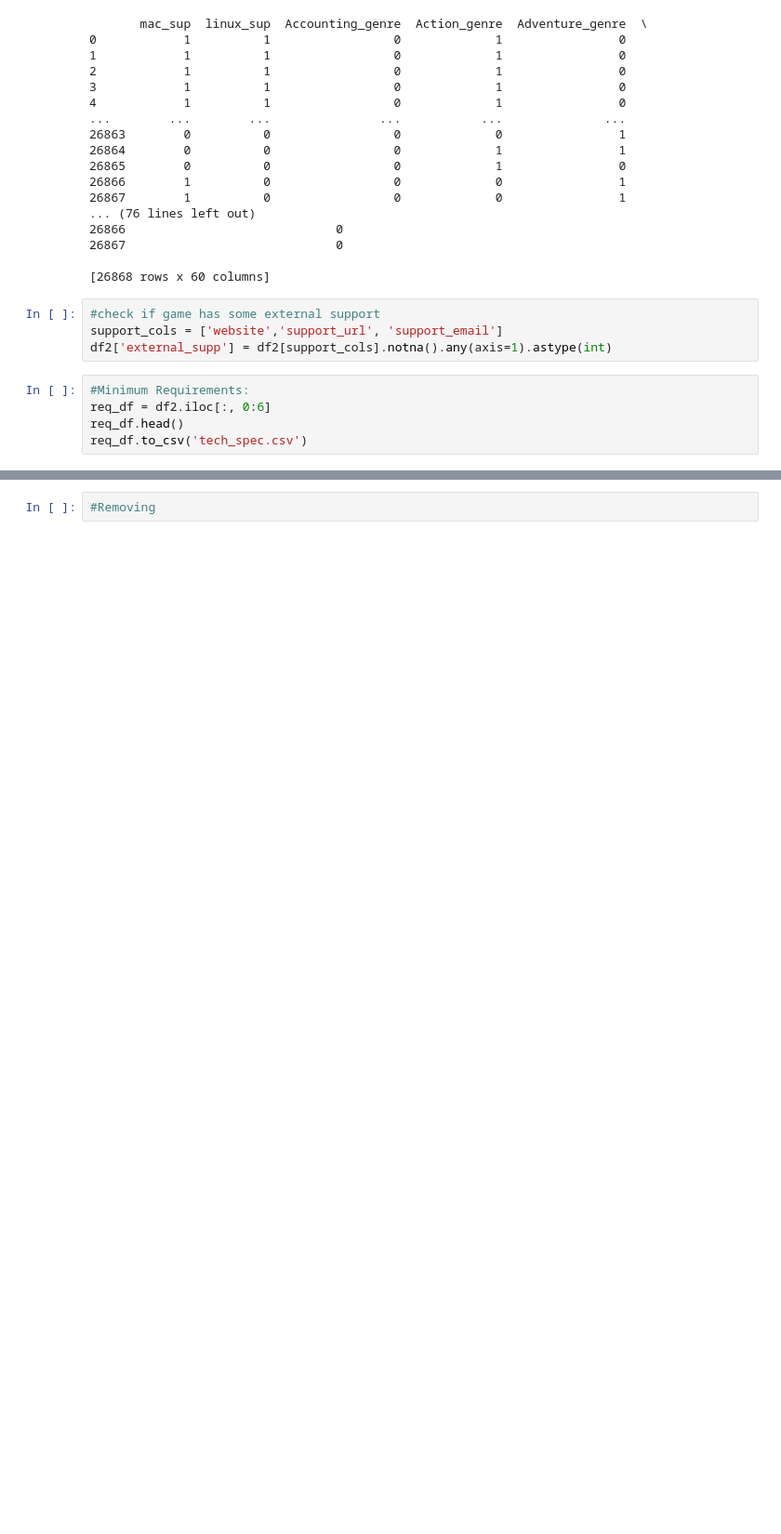
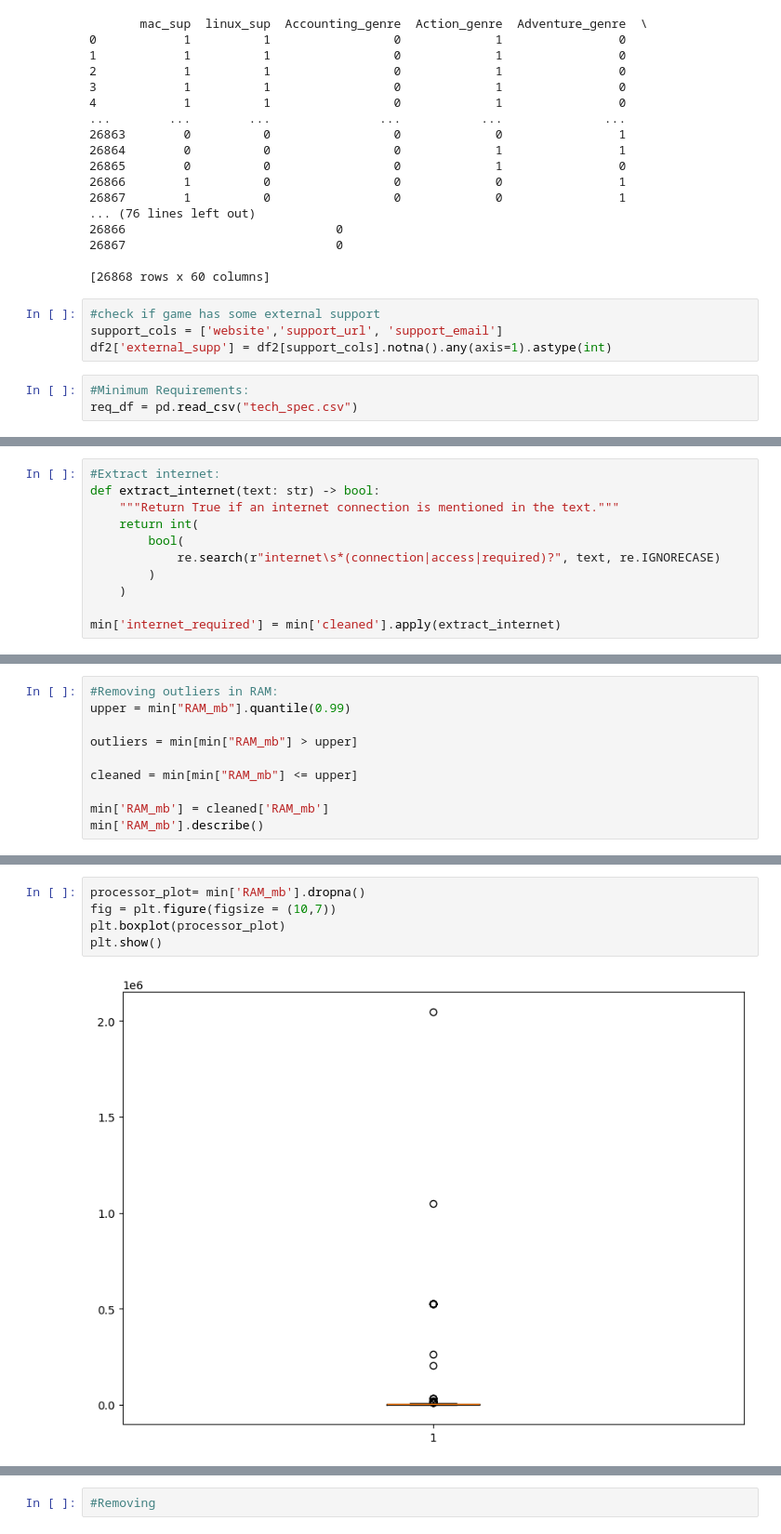
Before and after one commit to LuminousFirefly/game_success_prediction, a Jupyter notebook: cleaning.ipynb, the cells around one changed output, grey strips where cells are left out. Shown at 93% size. Saved outputs shown, nothing was run; the diff lists cells and outputs as text; blank space fills up the shorter version.

Commit message:
tech_specs extracted
Extracted, processor, ram, GPU, internet and storage data. Must clean later.

```diff
--- a/cleaning.ipynb
+++ b/cleaning.ipynb
@@ -112,9 +116,7 @@ support_cols = ['website','support_url', 'support_email']
 df2['external_supp'] = df2[support_cols].notna().any(axis=1).astype(int)
 # %%
 #Minimum Requirements:
-req_df = df2.iloc[:, 0:6]
-req_df.head()
-req_df.to_csv('tech_spec.csv')
+req_df = pd.read_csv("tech_spec.csv")
 # %%
 print(req_df['minimum'].count())
 min = pd.DataFrame(req_df['pc_requirements'])
@@ -189,0 +366,11 @@ df2_trimmed = df2[df2['total_reviews']>=low_bound]
+# %%
+#Extract internet:
+def extract_internet(text: str) -> bool:
+    """Return True if an internet connection is mentioned in the text."""
+    return int(
+        bool(
+            re.search(r"internet\s*(connection|access|required)?", text, re.IGNORECASE)
+        )
+    )
+
+min['internet_required'] = min['cleaned'].apply(extract_internet)
@@ -189,0 +473,10 @@ df2_trimmed = df2[df2['total_reviews']>=low_bound]
+# %%
+#Removing outliers in RAM:
+upper = min["RAM_mb"].quantile(0.99)
+
+outliers = min[min["RAM_mb"] > upper]
+
+cleaned = min[min["RAM_mb"] <= upper]
+
+min['RAM_mb'] = cleaned['RAM_mb']
+min['RAM_mb'].describe()
@@ -190,3 +513,10 @@ df2_trimmed = df2[df2['total_reviews']>=low_bound]
+# %%
+processor_plot= min['RAM_mb'].dropna()
+fig = plt.figure(figsize = (10,7))
+plt.boxplot(processor_plot)
+plt.show()
+# %% [output]
+[figure, added]
 # %%
 #Add rating proportion
 df2_trimmed['pos_prop'] = (df2_trimmed['positive_ratings']/df2_trimmed['total_reviews'])
```
Also changed, not shown: parts of 19 cells of this notebook.
